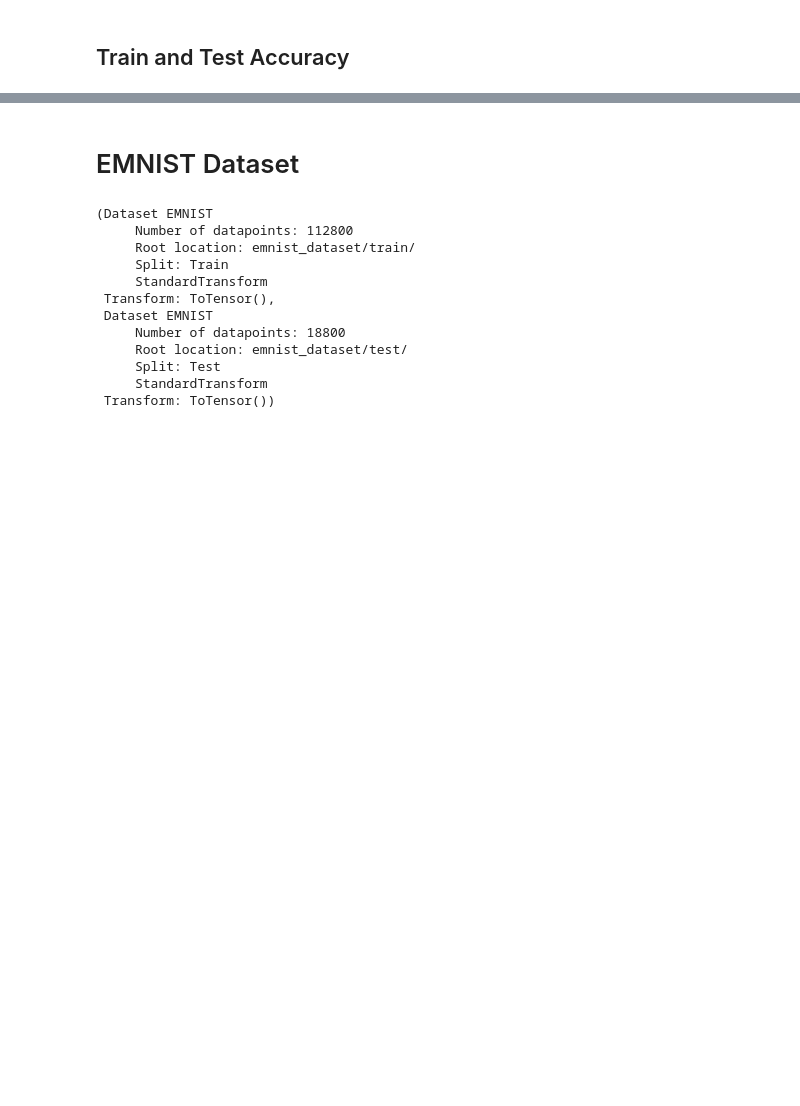
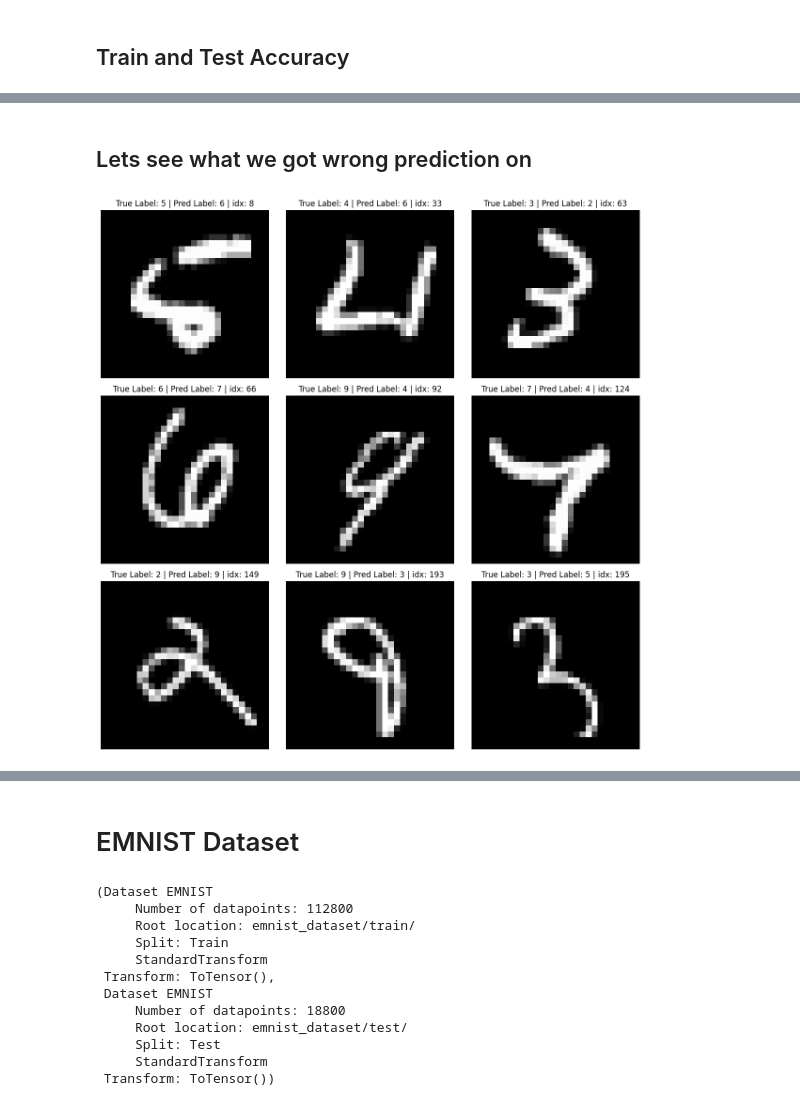
Before and after one commit to Bikash9841/AI-Trainee-Week-4, a Jupyter notebook: Multiclass_Classification_Assignment.ipynb, the cells around one changed output, grey strips where cells are left out. Saved outputs shown, nothing was run; the diff lists cells and outputs as text; code cells hidden in the pictures; blank space fills up the shorter version.

```diff
--- a/Multiclass_Classification_Assignment.ipynb
+++ b/Multiclass_Classification_Assignment.ipynb
@@ -226,0 +234,34 @@ Test Accuracy: 0.8949999809265137
+# %% [markdown]
+## Lets see what we got wrong prediction on
+# %%
+# Create subplots
+fig, axs = plt.subplots(3, 3, figsize=(12, 12))
+
+# Plot images
+c=-1
+j=0
+i=-1
+
+end_loop=False
+while i!=3:
+    if end_loop:
+        break
+    i+=1
+    j=0
+    while j!=3:
+        c+=1
+        img, label = test_data[c]  # Accessing each image and label
+        if label!=y_pred_test[c].item():
+        # if label==8:
+            axs[i, j].imshow(img.squeeze(),cmap='gray')
+            axs[i, j].set_title(f'True Label: {label} | Pred Label: {y_pred_test[c].item()} | idx: {c}')
+            axs[i, j].axis('off')  # Hide axis
+            j+=1
+        if((c==200) or (i==2 and j>2)):
+            end_loop=True
+            break
+
+plt.tight_layout()
+plt.show()
+# %% [output]
+[figure, added]
```
Also changed, not shown: parts of 41 cells of this notebook.
